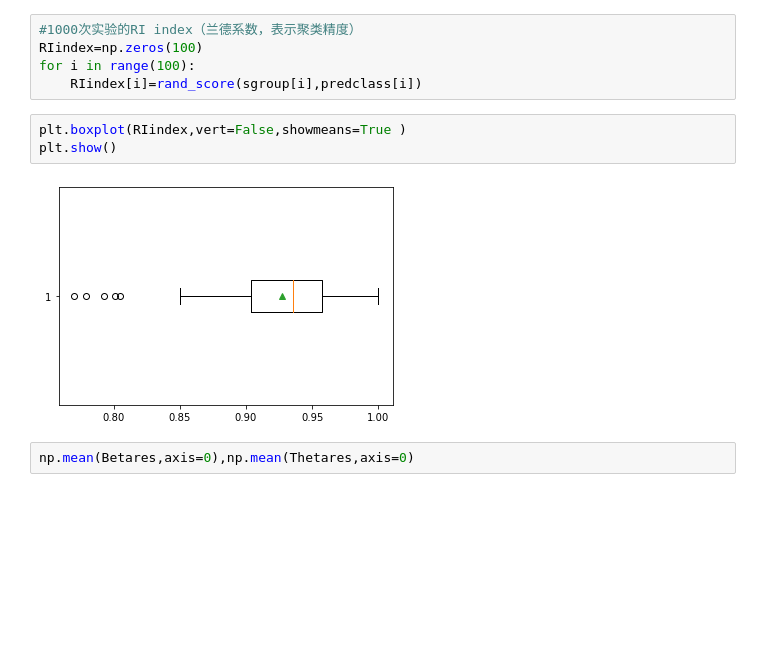
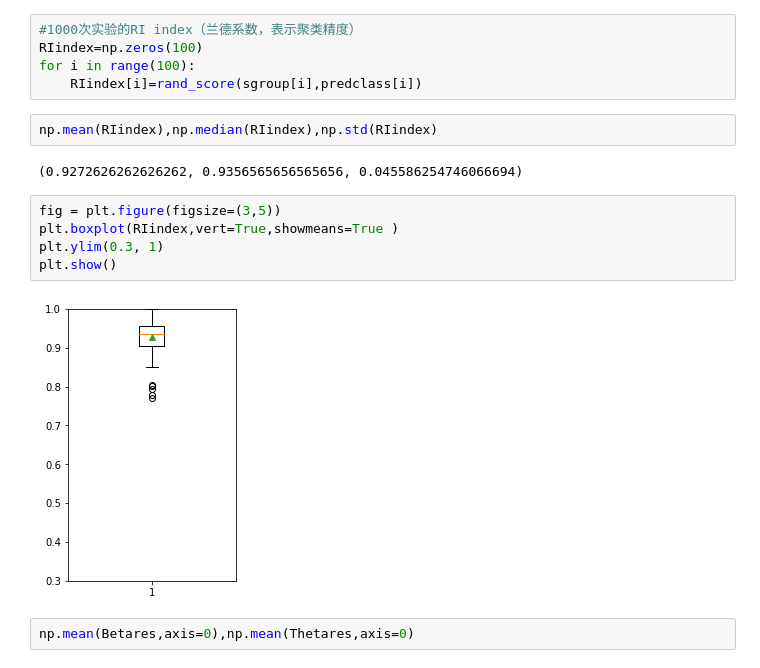
Before and after one commit to IXIXVI/graduate-first-year-homework, a Jupyter notebook: SUBGROUP论文/对比试验/example4(unbalanced)/design1/综合结果.ipynb, the cells around one changed output. Saved outputs shown, nothing was run; the diff lists cells and outputs as text; blank space fills up the shorter version.

```diff
--- a/SUBGROUP论文/对比试验/example4(unbalanced)/design1/综合结果.ipynb
+++ b/SUBGROUP论文/对比试验/example4(unbalanced)/design1/综合结果.ipynb
@@ -97,11 +115,17 @@ plt.show()
 RIindex=np.zeros(100)
 for i in range(100):
     RIindex[i]=rand_score(sgroup[i],predclass[i])
+# %%
+np.mean(RIindex),np.median(RIindex),np.std(RIindex)
+# %% [output]
+(0.9272626262626262, 0.9356565656565656, 0.045586254746066694)
 # %%
-plt.boxplot(RIindex,vert=False,showmeans=True )
+fig = plt.figure(figsize=(3,5))
+plt.boxplot(RIindex,vert=True,showmeans=True )
+plt.ylim(0.3, 1)
 plt.show()
 # %% [output]
-[figure, old version]
+[figure, new version]
 # %%
 np.mean(Betares,axis=0),np.mean(Thetares,axis=0)
 # %% [output]
```
Also changed, not shown: parts of 5 cells of this notebook, 1 other file.
